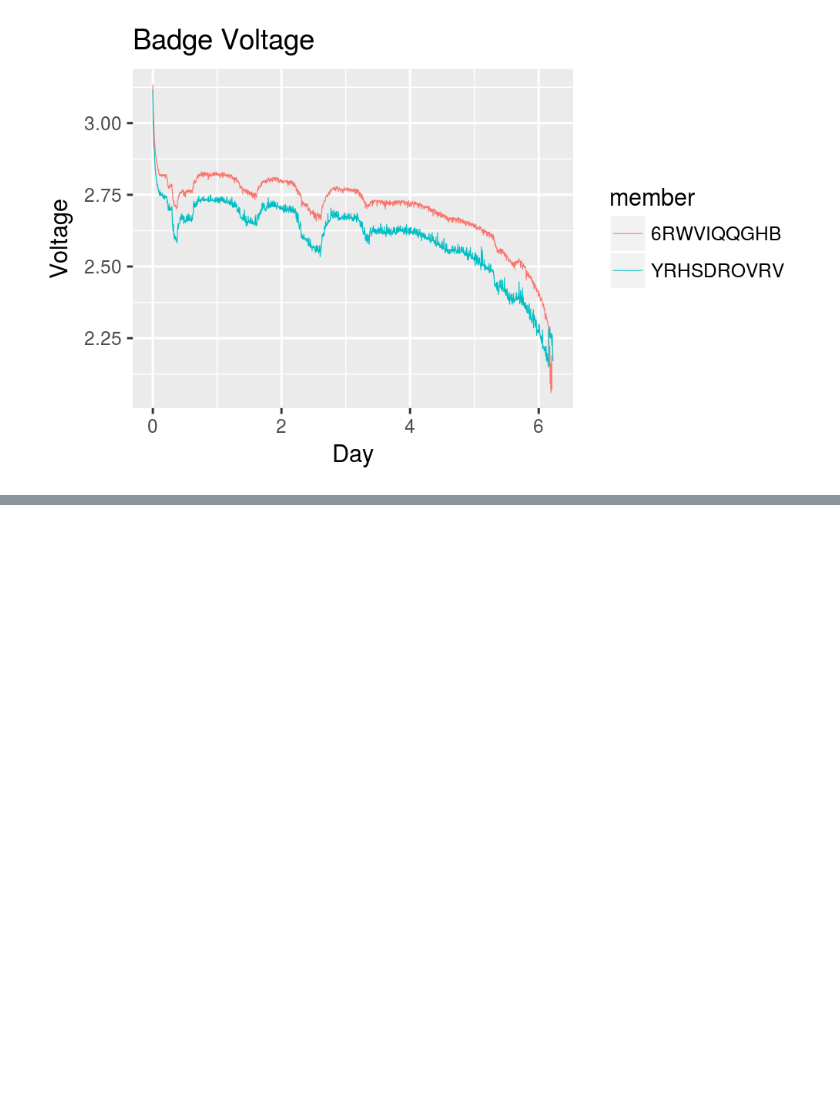
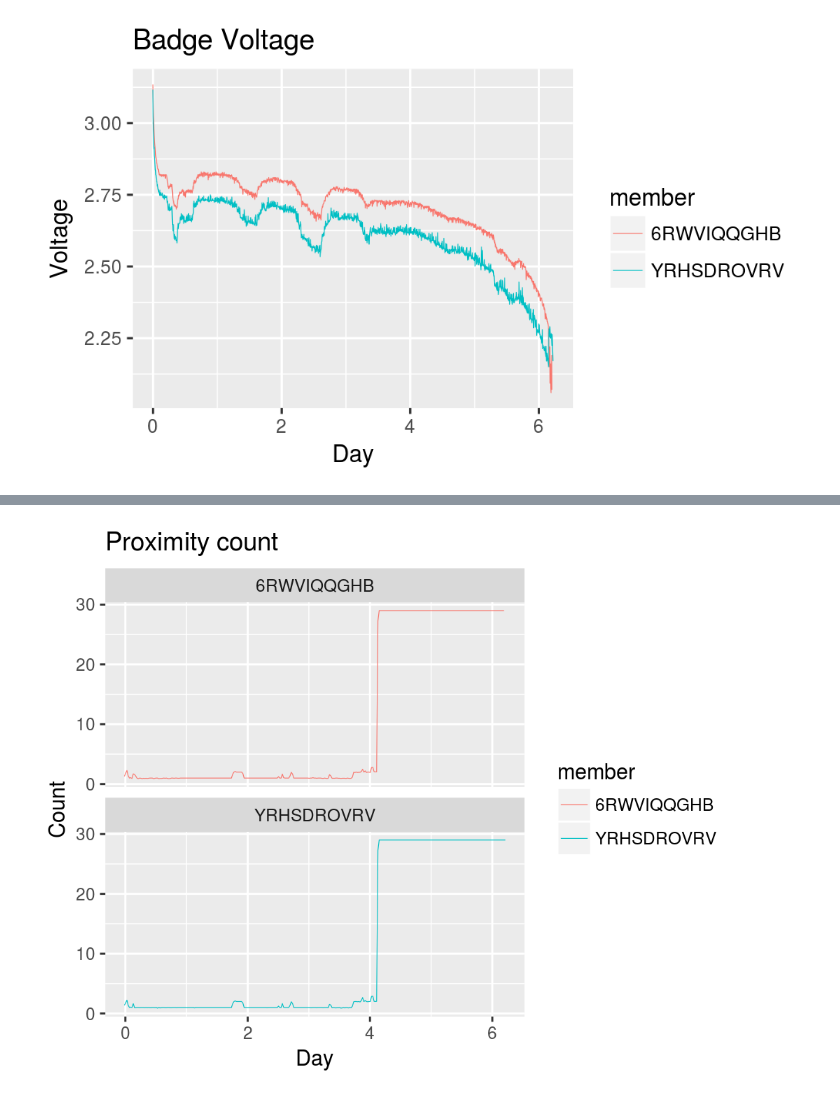
Before and after one commit to HumanDynamics/openbadge-analysis-test-badge, a Jupyter notebook: notebooks/hub_check_data.ipynb, the cells around one changed output, grey strips where cells are left out. Saved outputs shown, nothing was run; the diff lists cells and outputs as text; code cells hidden in the pictures; blank space fills up the shorter version.

```diff
--- a/notebooks/hub_check_data.ipynb
+++ b/notebooks/hub_check_data.ipynb
@@ -110,0 +158,9 @@ ggplot(data, aes(x = day, y = voltage, color =member)) +
+# %%
+# Down sample
+proximity_counts_down = proximity_counts.copy()
+proximity_counts_down = proximity_counts_down.groupby([pd.TimeGrouper('30min', level='datetime'), 'member']).mean()
+proximity_counts_down.head(1)
+
+# switch to relative time (since experiment started)
+proximity_counts_realtive_time = to_relative_datetime(proximity_counts_down)
+proximity_counts_realtive_time.head()
@@ -110,0 +174,12 @@ ggplot(data, aes(x = day, y = voltage, color =member)) +
+# %%
+%%R -i proximity_counts_realtive_time -w 5 -h 4 --units in -r 200
+data <- proximity_counts_realtive_time
+#data$datetime <- as.POSIXct(data$datetime, tz = timezone)
+
+ggplot(data, aes(x = day, y = cnt, color =member)) +
+    geom_line(size=0.2) +
+    facet_wrap( ~ member, ncol=1)+
+    labs(title="Proximity count", x="Day", y="Count") +
+    rh_theme
+# %% [output]
+[figure, added]
```
Also changed, not shown: parts of 35 cells of this notebook.
